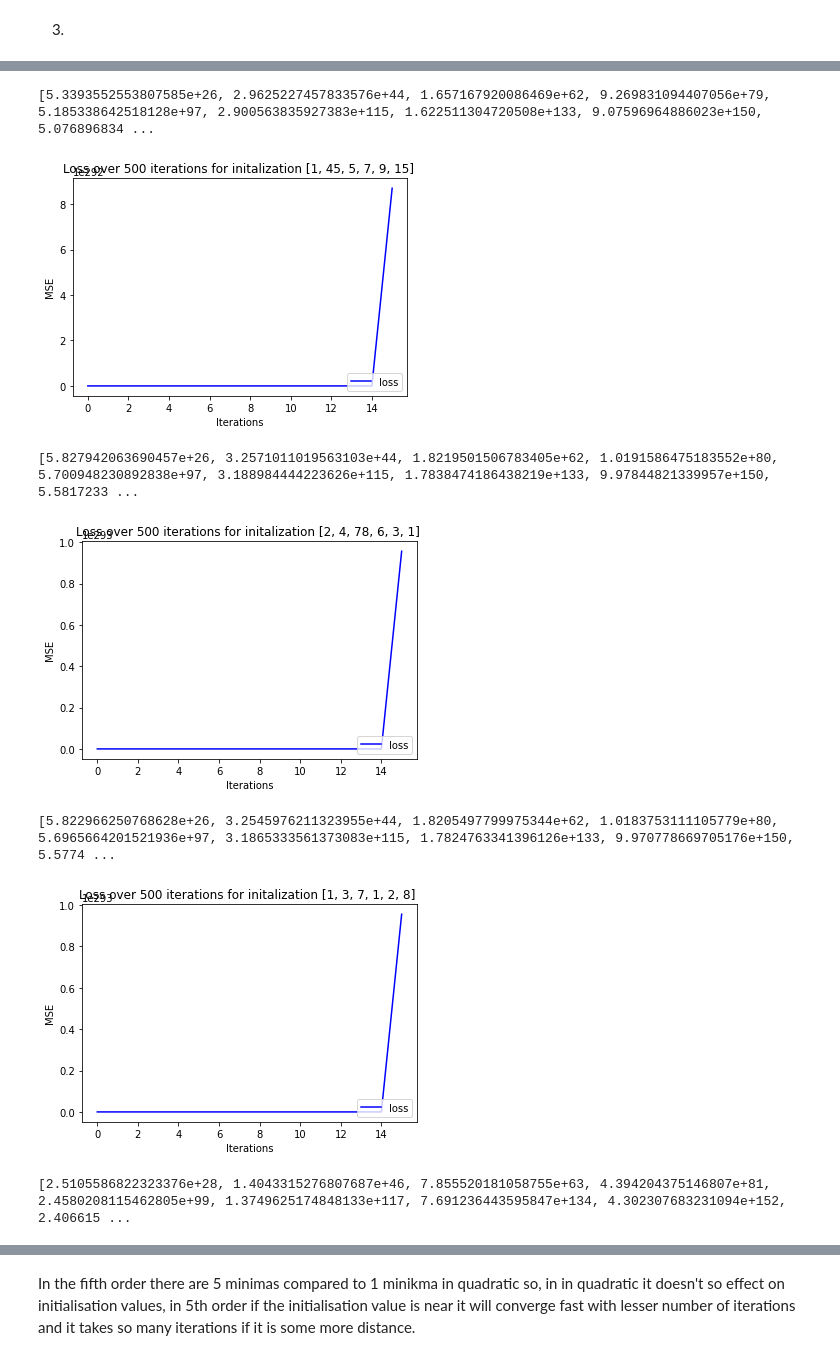
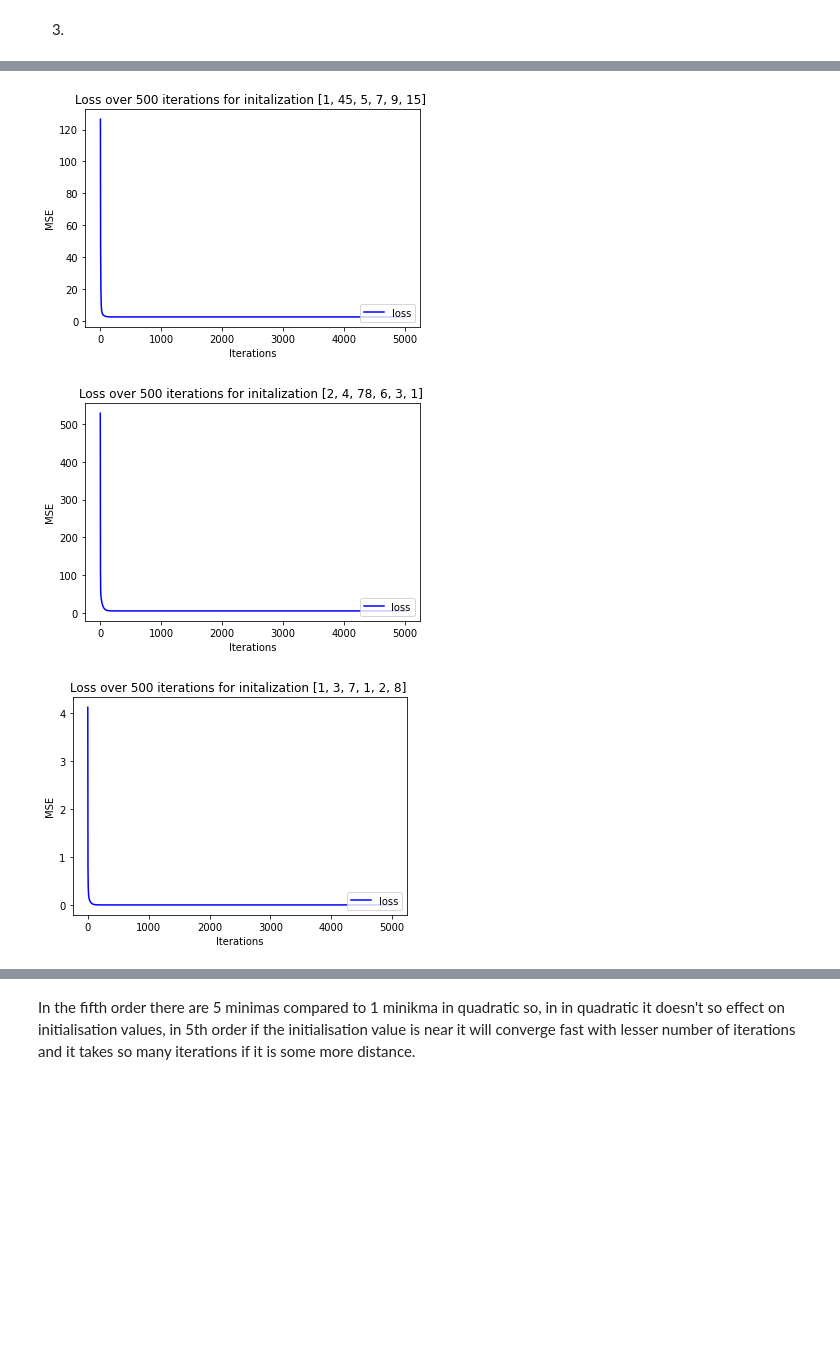
Before and after one commit to ModiAkshay1/fmml_assignments, a Jupyter notebook: Module4_Lab2.ipynb, the cells around one changed output, grey strips where cells are left out. Cells and saved outputs as stored; diff of their text form; code cells hidden in the pictures; blank space fills up the shorter version.

```diff
--- a/Module4_Lab2.ipynb
+++ b/Module4_Lab2.ipynb
@@ -461,42 +455,37 @@ plt.plot(xs,ys,'r.')
 # %%
-def calc_gradient_5th_poly_for_GD(coeffs, inputs_x, outputs_y, lr):
+def calc_gradient_fifth_poly_for_GD(coeffs, inputs_x, outputs_y, lr):
 
     a_s = []
     b_s = []
     c_s = []
-    d_s=[]
-    e_s=[]
-    f_s=[]
-
-    y_bars = eval_5th_degree(coeffs, inputs_x)
-
-    for x,y,y_bar in list(zip(inputs_x, outputs_y, y_bars)):    # take tuple of (x datapoint, actual y label, predicted y label)
+    d_s = []
+    e_s = []
+    f_s = []
+    y_bars = eval_fifth_degree(coeffs, inputs_x)
+    for x,y,y_bar in list(zip(inputs_x, outputs_y, y_bars)):
         partial_a = (x**5) * (y - y_bar)
         a_s.append(partial_a)
-        partial_b = (x**4)* (y - y_bar)
+        partial_b = (x**2) * (y - y_bar)
         b_s.append(partial_b)
-        partial_c = (x**3) * (y - y_bar)
+        partial_c = (x**2) * (y - y_bar)
         c_s.append(partial_c)
-        x_squared = x ** 2
-        partial_d = x_squared * (y - y_bar)
+        x_two = x ** 2
+        partial_d = x_two * (y - y_bar)
         d_s.append(partial_d)
-        partial_e = x * (y - y_bar)
+        partial_e = x* (y - y_bar)
         e_s.append(partial_e)
+
         partial_f = (y - y_bar)
         f_s.append(partial_f)
 
-
     num = [i for i in y_bars]
     n = len(num)
-
     gradient_a = (-2 / n) * sum(a_s)
     gradient_b = (-2 / n) * sum(b_s)
     gradient_c = (-2 / n) * sum(c_s)
     gradient_d = (-2 / n) * sum(d_s)
     gradient_e = (-2 / n) * sum(e_s)
     gradient_f = (-2 / n) * sum(f_s)
-
-
     a_new = coeffs[0] - lr * gradient_a
     b_new = coeffs[1] - lr * gradient_b
     c_new = coeffs[2] - lr * gradient_c
@@ -504,39 +493,33 @@ def calc_gradient_5th_poly_for_GD(coeffs, inputs_x, outputs_y, lr):
     e_new = coeffs[4] - lr * gradient_e
     f_new = coeffs[5] - lr * gradient_f
 
-    new_model_coeffs = (a_new, b_new, c_new,d_new,e_new,f_new)
+    new_model_coeffs = (a_new, b_new, c_new,d_new ,e_new, f_new)
 
-    # update with these new coeffs:
-    new_y_bar = eval_5th_degree(new_model_coeffs, inputs_x)
+
+    new_y_bar = eval_fifth_degree(new_model_coeffs, inputs_x)
 
     updated_model_loss = loss_mse(outputs_y, new_y_bar)
     return updated_model_loss, new_model_coeffs, new_y_bar
 # %%
-def gradient_descent_5th(epochs, lr,rand_coeffs):
-
+def gradient_descent_fifth_order(epochs, lr,rand_coeffs):
     losses = []
     rand_coeffs_to_test = rand_coeffs
     for i in range(epochs):
-        loss = calc_gradient_5th_poly_for_GD(rand_coeffs_to_test, hundred_xs, ys, lr)
+        loss = calc_gradient_fifth_poly_for_GD(rand_coeffs_to_test, hundred_xs, ys, lr)
         rand_coeffs_to_test = loss[1]
         losses.append(loss[0])
-    print(losses)
     return loss[0], loss[1], loss[2], losses
 # %%
 diff_inits=[[1,45,5,7,9,15],[2,4,78,6,3,1],[1,3,7,1,2,8],[8,0,0,9,3,4],[1,1,1,1,1,1,1],[1,-15,85,-225,274,-120]]
 for i in diff_inits:
-  GD = gradient_descent_5th(5000,0.3,i)
+  GD = gradient_descent_fifth_order(5000,0.3,i)
   plt.plot(GD[3], 'b-', label = 'loss')
   plt.title('Loss over 500 iterations for initalization {} '.format(i))
   plt.legend(loc="lower right")
   plt.xlabel('Iterations')
   plt.ylabel('MSE')
   plt.show()
 # %% [output]
-[5.3393552553807585e+26, 2.9625227457833576e+44, 1.657167920086469e+62, 9.269831094407056e+79, 5.185338642518128e+97, 2.900563835927383e+115, 1.622511304720508e+133, 9.07596964886023e+150, 5.076896834 ...
-[figure, old version]
+[figure, new version]
-[5.827942063690457e+26, 3.2571011019563103e+44, 1.8219501506783405e+62, 1.0191586475183552e+80, 5.700948230892838e+97, 3.188984444223626e+115, 1.7838474186438219e+133, 9.97844821339957e+150, 5.5817233 ...
-[figure, old version]
+[figure, new version]
-[5.822966250768628e+26, 3.2545976211323955e+44, 1.8205497799975344e+62, 1.0183753111105779e+80, 5.6965664201521936e+97, 3.1865333561373083e+115, 1.7824763341396126e+133, 9.970778669705176e+150, 5.5774 ...
-[figure, old version]
+[figure, new version]
-[2.5105586822323376e+28, 1.4043315276807687e+46, 7.855520181058755e+63, 4.394204375146807e+81, 2.4580208115462805e+99, 1.3749625174848133e+117, 7.691236443595847e+134, 4.302307683231094e+152, 2.406615 ...
```
Also changed, not shown: parts of 17 cells of this notebook.
